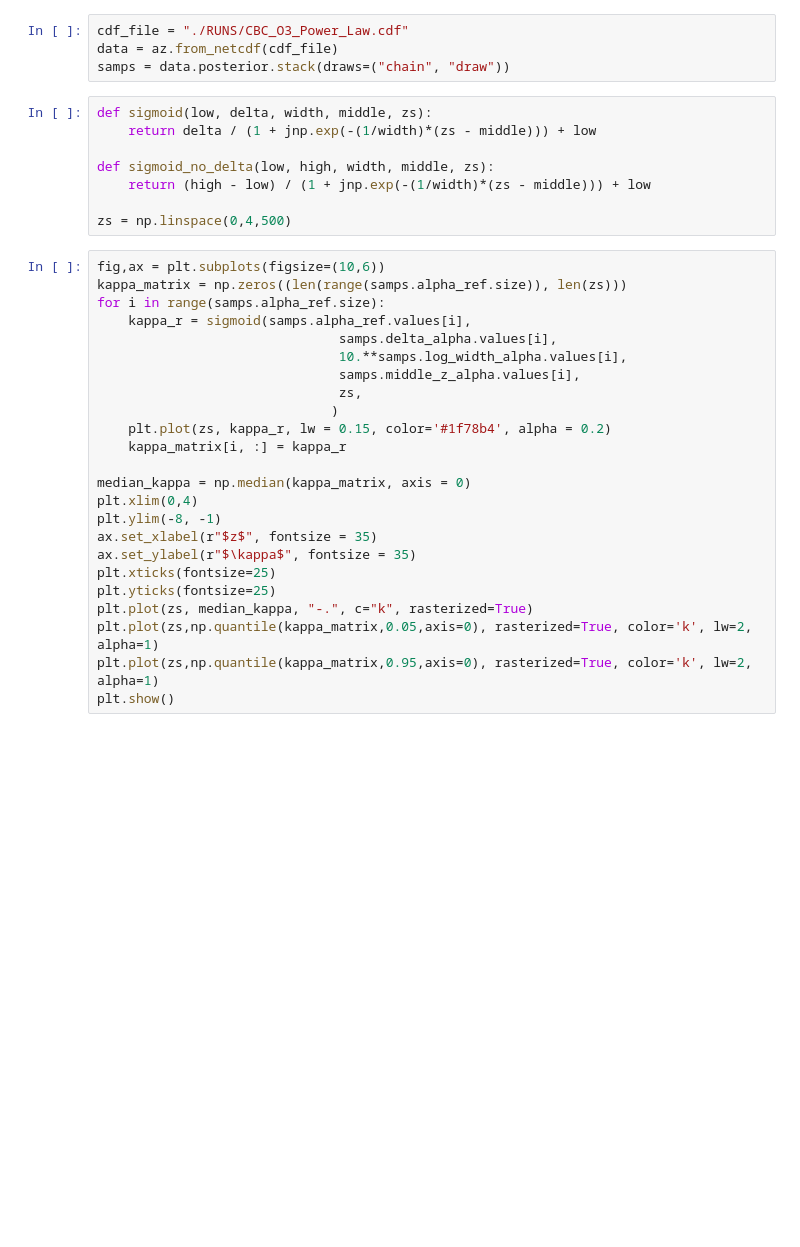
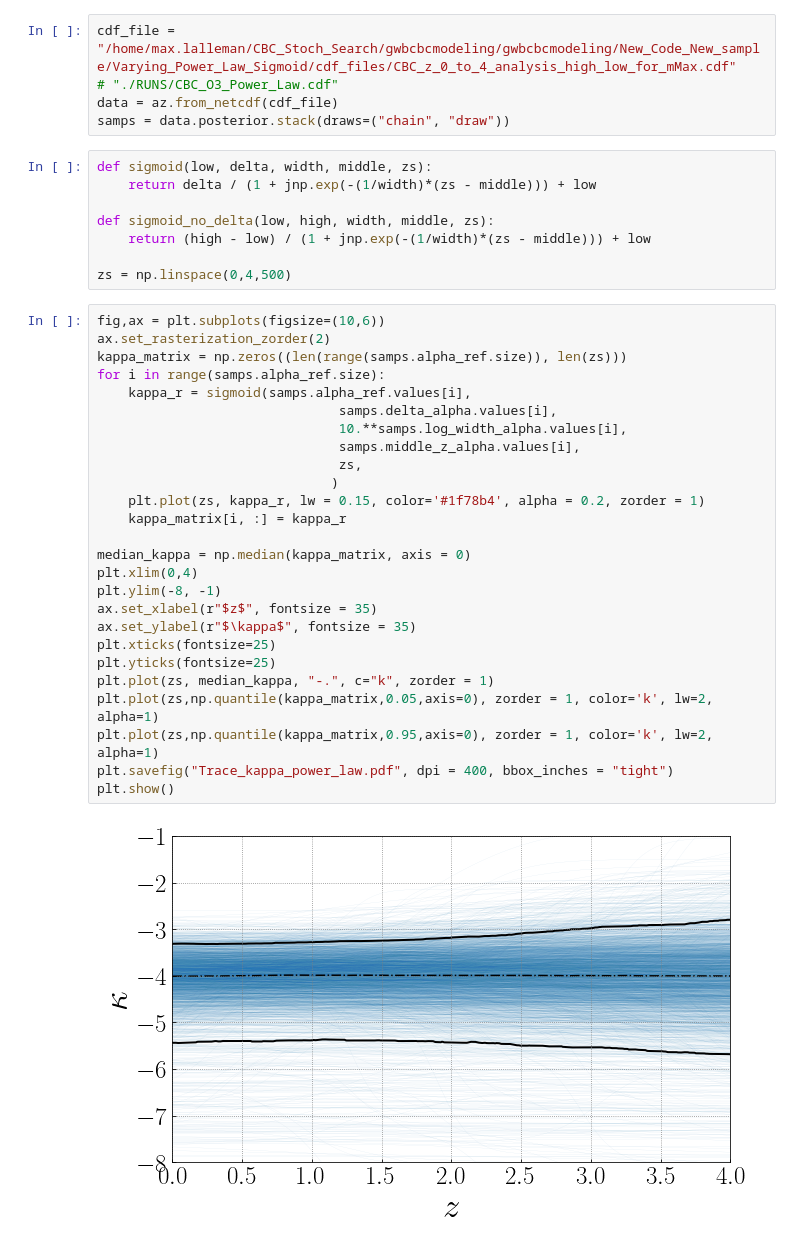
Before and after one commit to maxlalleman/bbh_mass_distribution_redshift_variation_inference, a Jupyter notebook: figures/Traces_power_law_sector.ipynb, the cells around one changed output. Cells and saved outputs as stored; diff of their text form; blank space fills up the shorter version.

```diff
--- a/figures/Traces_power_law_sector.ipynb
+++ b/figures/Traces_power_law_sector.ipynb
@@ -6,7 +7,8 @@ from makeCorner import *
 
 az.rcParams["plot.max_subplots"] = 80
 # %%
-cdf_file = "./RUNS/CBC_O3_Power_Law.cdf"
+cdf_file = "/home/max.lalleman/CBC_Stoch_Search/gwbcbcmodeling/gwbcbcmodeling/New_Code_New_sample/Varying_Power_Law_Sigmoid/cdf_files/CBC_z_0_to_4_analysis_high_low_for_mMax.cdf"
+# "./RUNS/CBC_O3_Power_Law.cdf"
 data = az.from_netcdf(cdf_file)
 samps = data.posterior.stack(draws=("chain", "draw"))
 # %%
@@ -19,27 +21,31 @@ def sigmoid_no_delta(low, high, width, middle, zs):
 zs = np.linspace(0,4,500)
 # %%
 fig,ax = plt.subplots(figsize=(10,6))
+ax.set_rasterization_zorder(2)
 kappa_matrix = np.zeros((len(range(samps.alpha_ref.size)), len(zs)))
 for i in range(samps.alpha_ref.size):
     kappa_r = sigmoid(samps.alpha_ref.values[i],
                                samps.delta_alpha.values[i],
                                10.**samps.log_width_alpha.values[i],
                                samps.middle_z_alpha.values[i],
                                zs,
                               )
-    plt.plot(zs, kappa_r, lw = 0.15, color='#1f78b4', alpha = 0.2)
+    plt.plot(zs, kappa_r, lw = 0.15, color='#1f78b4', alpha = 0.2, zorder = 1)
     kappa_matrix[i, :] = kappa_r
 
 median_kappa = np.median(kappa_matrix, axis = 0)
 plt.xlim(0,4)
 plt.ylim(-8, -1)
 ax.set_xlabel(r"$z$", fontsize = 35)
 ax.set_ylabel(r"$\kappa$", fontsize = 35)
 plt.xticks(fontsize=25)
 plt.yticks(fontsize=25)
-plt.plot(zs, median_kappa, "-.", c="k", rasterized=True)
-plt.plot(zs,np.quantile(kappa_matrix,0.05,axis=0), rasterized=True, color='k', lw=2, alpha=1)
-plt.plot(zs,np.quantile(kappa_matrix,0.95,axis=0), rasterized=True, color='k', lw=2, alpha=1)
+plt.plot(zs, median_kappa, "-.", c="k", zorder = 1)
+plt.plot(zs,np.quantile(kappa_matrix,0.05,axis=0), zorder = 1, color='k', lw=2, alpha=1)
+plt.plot(zs,np.quantile(kappa_matrix,0.95,axis=0), zorder = 1, color='k', lw=2, alpha=1)
+plt.savefig("Trace_kappa_power_law.pdf", dpi = 400, bbox_inches = "tight")
 plt.show()
+# %% [output]
+[figure, added]
 # %%
 fig,ax = plt.subplots(figsize=(10,6))
```
Also changed, not shown: parts of 4 cells of this notebook, 13 other files.
